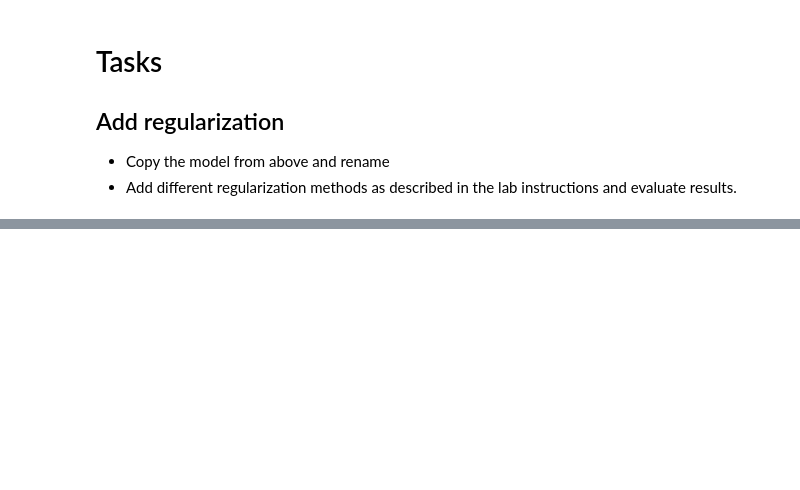
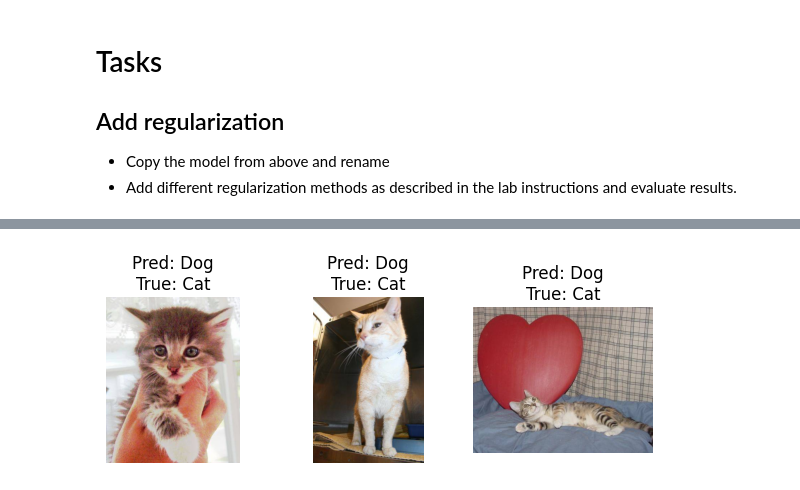
Before and after one commit to M-Nassef/Regularization, a Jupyter notebook: Lab09_1_Regularization.ipynb, the cells around one changed output, grey strips where cells are left out. Cells and saved outputs as stored; diff of their text form; code cells hidden in the pictures; blank space fills up the shorter version.

```diff
--- a/Lab09_1_Regularization.ipynb
+++ b/Lab09_1_Regularization.ipynb
@@ -166,0 +206,33 @@ plt.show()
+# %%
+
+# Get filenames of validation images
+filenames = val_generator_noshuffle.filenames
+
+# Indices of misclassified images
+misclassified_idx = np.where(y_pred != y_true)[0]
+
+# How many to display
+n_to_show = 3
+plt.figure(figsize=(6, 6))
+
+for i, idx in enumerate(misclassified_idx[:n_to_show]):
+    img_path = filenames[idx]
+
+    # Load image (unscaled) to display nicely
+    img = plt.imread(os.path.join(val_dir, img_path))
+
+    # Plot
+    plt.subplot(3, 3, i + 1)
+    plt.imshow(img)
+    plt.axis('off')
+
+    # Predicted label (0 or 1) to string
+    pred_label = 'Dog' if y_pred[idx] == 1 else 'Cat'
+    true_label = 'Dog' if y_true[idx] == 1 else 'Cat'
+
+    plt.title(f"Pred: {pred_label}\nTrue: {true_label}")
+
+plt.tight_layout()
+plt.show()
+# %% [output]
+[figure, added]
```
Also changed, not shown: parts of 6 cells of this notebook.
